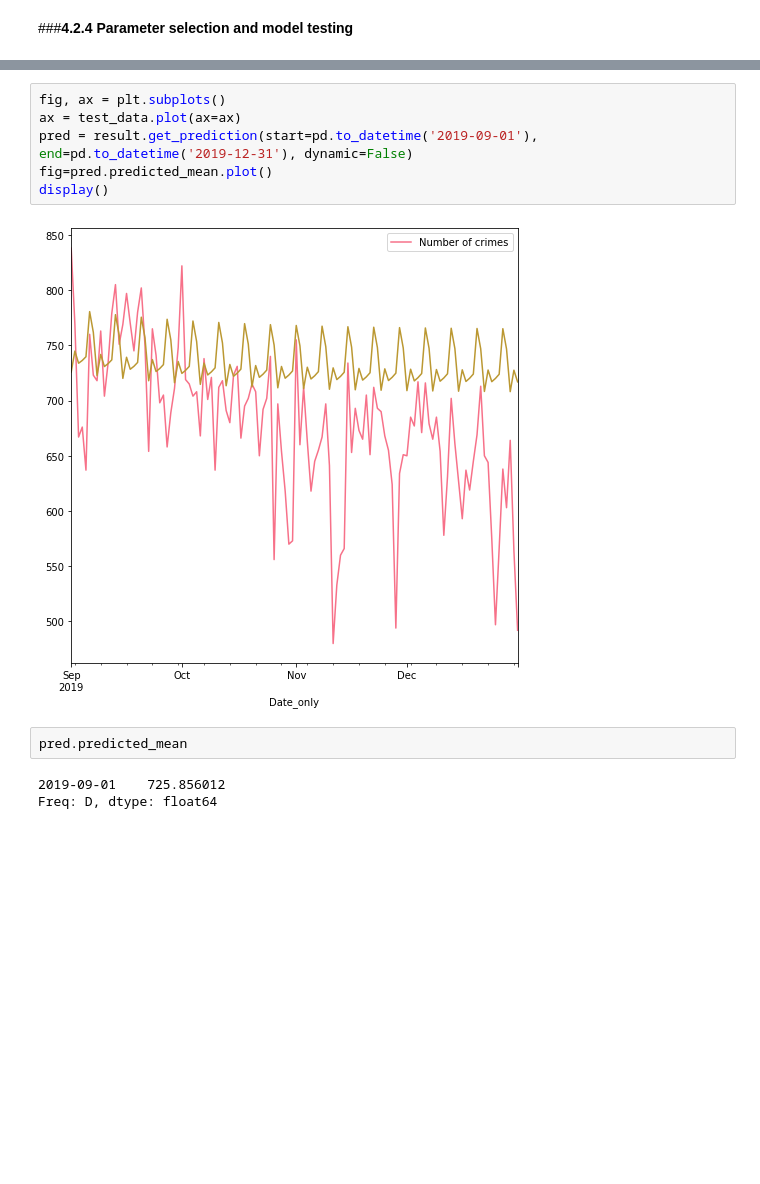
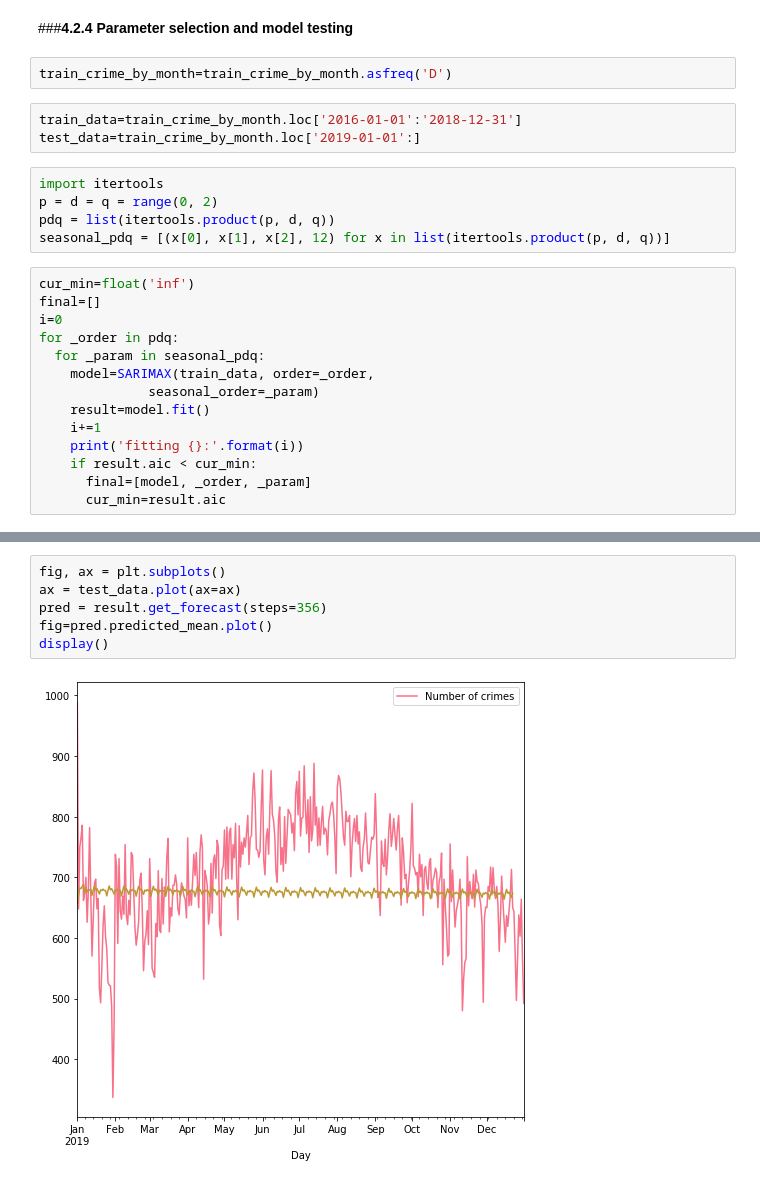
Before and after one commit to RuiyunHuang/Chicago_Crime_Analysis, a Jupyter notebook: Chicago_Crime.ipynb, the cells around one changed output, grey strips where cells are left out. Saved outputs shown, nothing was run; the diff lists cells and outputs as text; blank space fills up the shorter version.

```diff
--- a/Chicago_Crime.ipynb
+++ b/Chicago_Crime.ipynb
@@ -434,2 +387,26 @@ display()
 # %% [markdown]
 ###**4.2.4 Parameter selection and model testing**
+# %%
+train_crime_by_month=train_crime_by_month.asfreq('D')
+# %%
+train_data=train_crime_by_month.loc['2016-01-01':'2018-12-31']
+test_data=train_crime_by_month.loc['2019-01-01':]
+# %%
+import itertools
+p = d = q = range(0, 2)
+pdq = list(itertools.product(p, d, q))
+seasonal_pdq = [(x[0], x[1], x[2], 12) for x in list(itertools.product(p, d, q))]
+# %%
+cur_min=float('inf')
+final=[]
+i=0
+for _order in pdq:
+  for _param in seasonal_pdq:
+    model=SARIMAX(train_data, order=_order,
+              seasonal_order=_param)
+    result=model.fit()
+    i+=1
+    print('fitting {}:'.format(i))
+    if result.aic < cur_min:
+      final=[model, _order, _param]
+      cur_min=result.aic
@@ -452,13 +487,8 @@ result.plot_diagnostics()
 # %%
 fig, ax = plt.subplots()
 ax = test_data.plot(ax=ax)
-pred = result.get_prediction(start=pd.to_datetime('2019-09-01'), end=pd.to_datetime('2019-12-31'), dynamic=False)
+pred = result.get_forecast(steps=356)
 fig=pred.predicted_mean.plot()
 display()
 # %% [output]
-[figure, old version]
+[figure, new version]
-# %%
-pred.predicted_mean
-# %% [output]
-2019-09-01    725.856012
-Freq: D, dtype: float64
```
Also changed, not shown: parts of 30 cells of this notebook.
